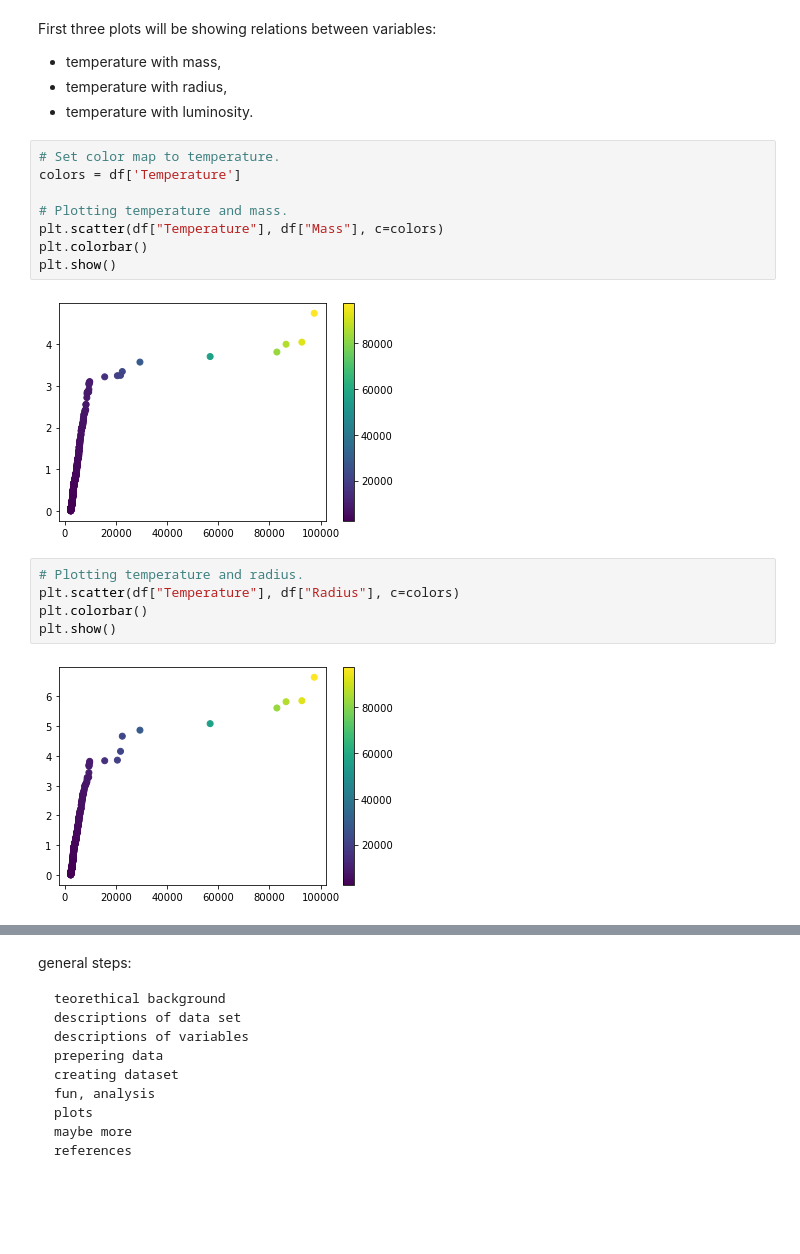
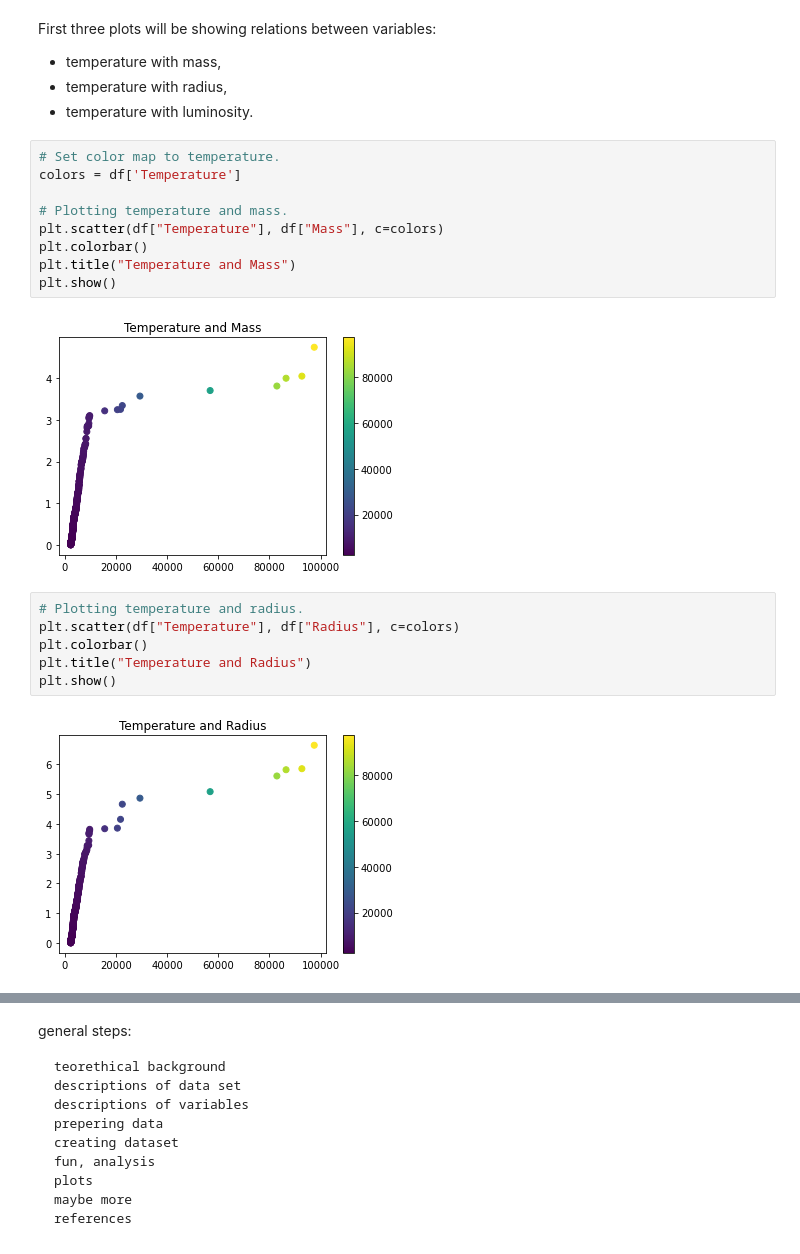
Before and after one commit to DracoNibilis/Stars_Project, a Jupyter notebook: stars_project.ipynb, the cells around one changed output, grey strips where cells are left out. Drawn from its saved outputs; the diff is of its cells as text; blank space fills up the shorter version.

Commit message:
plots, fixing

```diff
--- a/stars_project.ipynb
+++ b/stars_project.ipynb
@@ -488,20 +488,22 @@ First three plots will be showing relations between variables:
 # %%
 # Set color map to temperature.
 colors = df['Temperature']
 
 # Plotting temperature and mass.
 plt.scatter(df["Temperature"], df["Mass"], c=colors)
 plt.colorbar()
+plt.title("Temperature and Mass")
 plt.show()
 # %% [output]
-[figure, old version]
+[figure, new version]
 # %%
 # Plotting temperature and radius.
 plt.scatter(df["Temperature"], df["Radius"], c=colors)
 plt.colorbar()
+plt.title("Temperature and Radius")
 plt.show()
 # %% [output]
-[figure, old version]
+[figure, new version]
 # %%
 # Plotting temperature and radius.
 plt.scatter(df["Temperature"], df["Luminosity"], c=colors)
```
Also changed, not shown: parts of 2 cells of this notebook.
